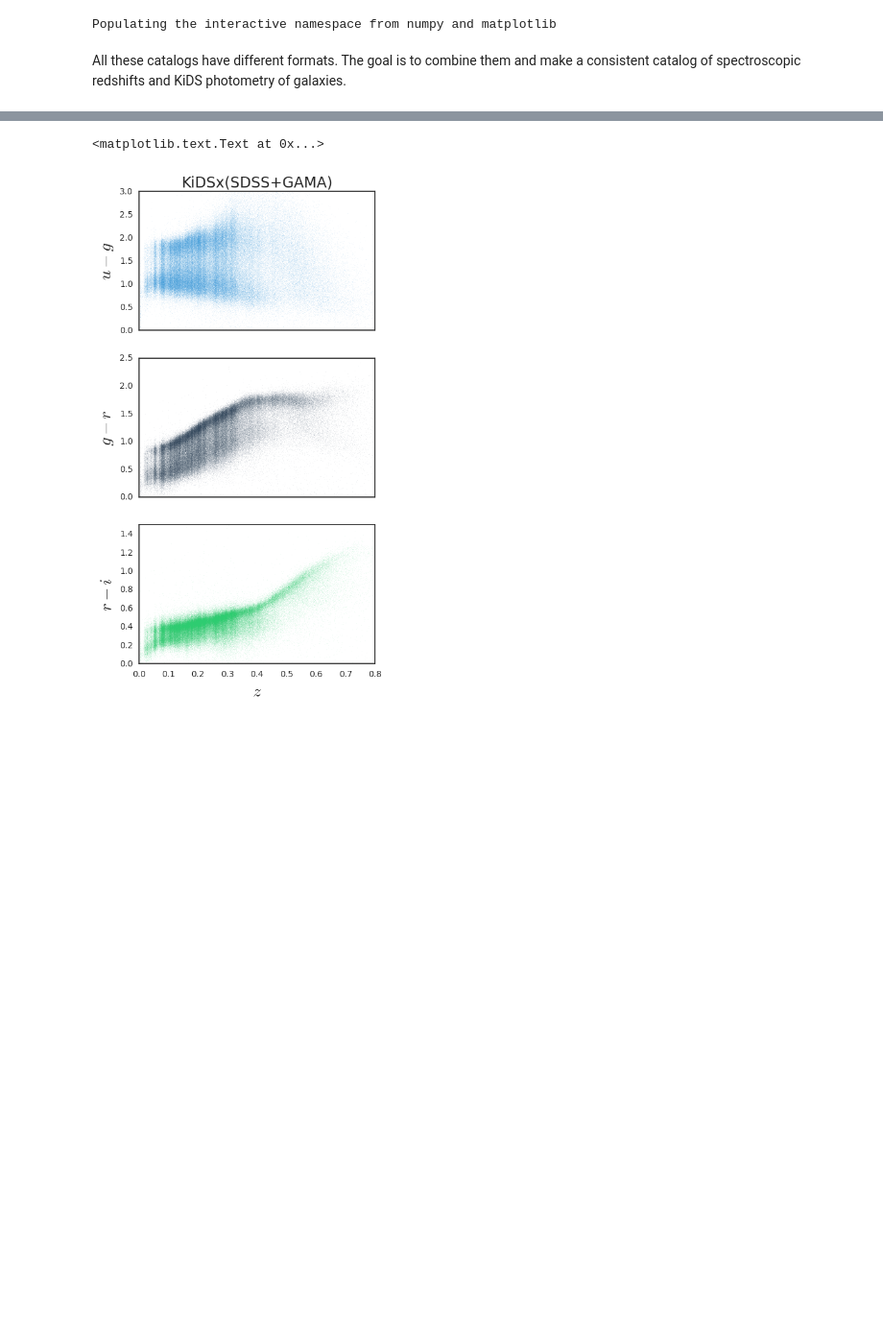
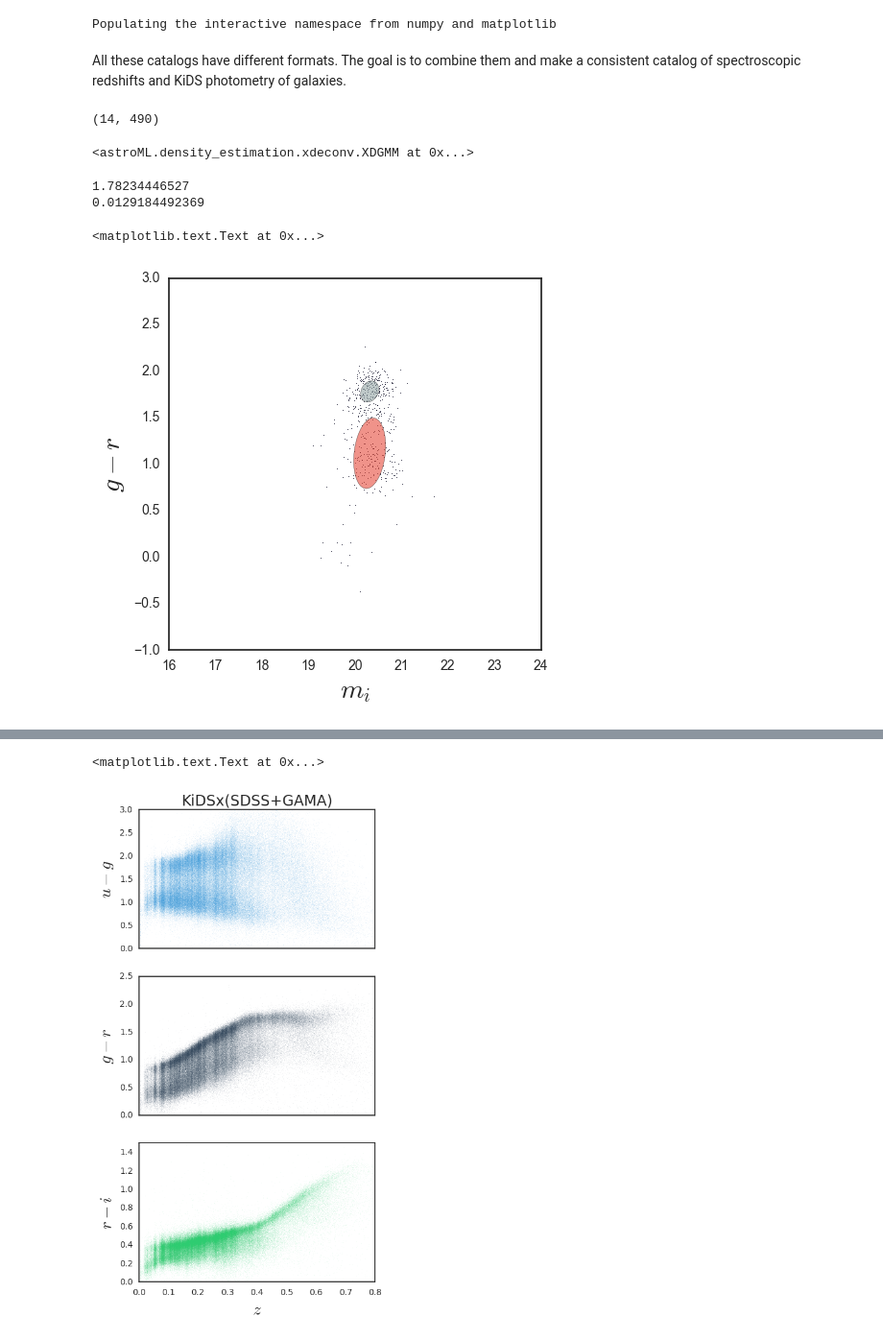
Before and after one commit to mjvakili/redsq, a Jupyter notebook: code/catalog_unifier.ipynb, the cells around one changed output, grey strips where cells are left out. Shown: that part at 96% size. Drawn from its saved outputs; the diff is of its cells as text; code cells hidden in the pictures; blank space fills up the shorter version.

```diff
--- a/code/catalog_unifier.ipynb
+++ b/code/catalog_unifier.ipynb
@@ -192 +193,7 @@ dp = np.hstack([gama_reduction() , sdss_reduction()])
 zdp = dp[11,:]
+# %%
+mask = (zdp>.68) & (zdp<.7)
+dpp = dp[:,mask]
+print dpp.shape
+# %% [output]
+(14, 490)
@@ -192,0 +204,31 @@ zdp = dp[11,:]
+# %%
+Y = np.vstack([dpp[3,:], dpp[9,:]]).T
+##Y = np.vstack([dpp[3,:], dpp[10,:]]).T
+
+Yerr = np.zeros((Y.shape[0] , 2 , 2))
+
+Yerr[:,0,0] = dpp[7,:]
+Yerr[:,1,1] = (dpp[5,:]**2 + dpp[6,:]**2)**1
+##Yerr[:,1,1] = (dpp[6,:]**2 + dpp[7,:]**2)**1
+# %%
+clf = XDGMM(2, n_iter=400)
+clf.fit(Y, Yerr)
+# %% [output]
+<astroML.density_estimation.xdeconv.XDGMM at 0x...>
+# %%
+print clf.mu[0,1]
+print clf.V[0,1,1]
+plt.figure(figsize=(5,5))
+plt.scatter(dpp[3,:] , dpp[9,:] , s = 0.1)
+##plt.scatter(dpp[3,:] , dpp[10,:] , s = 0.1)
+for i in range(2):
+    draw_ellipse(clf.mu[i], clf.V[i] , scales=[1] , ec='k', fc=next(palette) , alpha = 0.6)
+plt.xlim([16,24])
+plt.ylim([-1,3])
+plt.xlabel(r"$m_{i}$" , fontsize = 20)
+plt.ylabel(r"$g-r$" , fontsize = 20)
+# %% [output]
+1.78234446527
+0.0129184492369
+<matplotlib.text.Text at 0x...>
+[figure, added]
```
Also changed, not shown: parts of 10 cells of this notebook, 1 other file.
